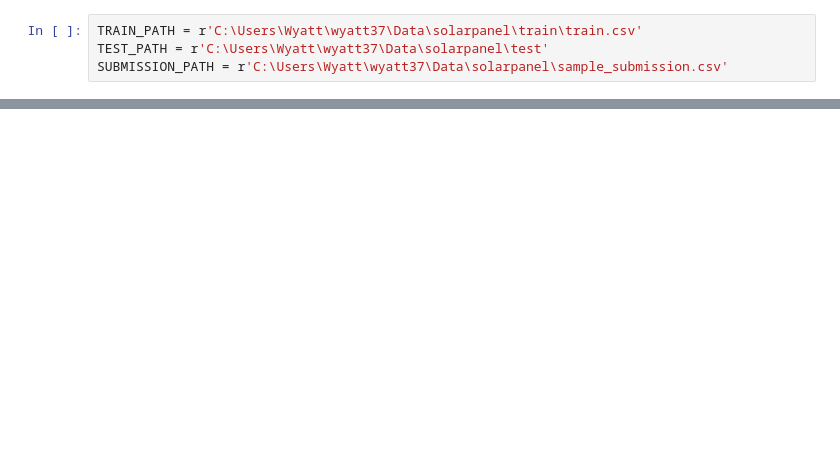
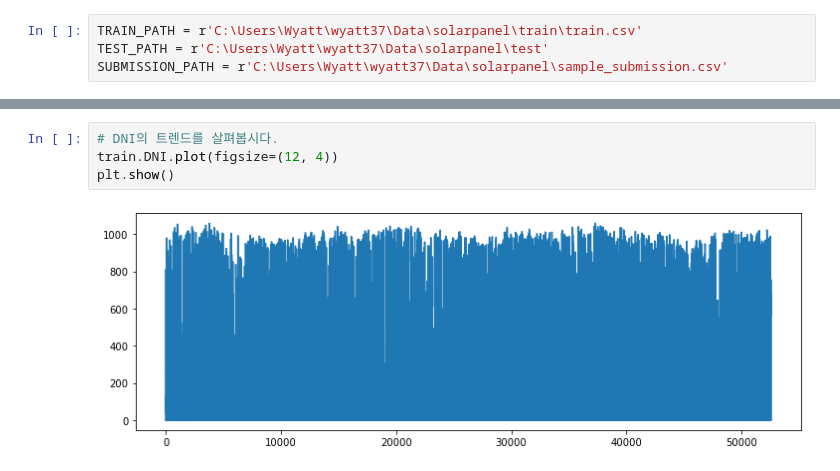
Before and after one commit to thinpig99/dacon-solarPanel, a Jupyter notebook: solarpanel_code_201210.ipynb, the cells around one changed output, grey strips where cells are left out. Saved outputs shown, nothing was run; the diff lists cells and outputs as text; blank space fills up the shorter version.

```diff
--- a/solarpanel_code_201210.ipynb
+++ b/solarpanel_code_201210.ipynb
@@ -100,0 +384,6 @@ pd.read_csv(SUBMISSION_PATH)
+# %%
+# DNI의 트렌드를 살펴봅시다.
+train.DNI.plot(figsize=(12, 4))
+plt.show()
+# %% [output]
+[figure, added]
```
Also changed, not shown: parts of 63 cells of this notebook, 4 other files.
